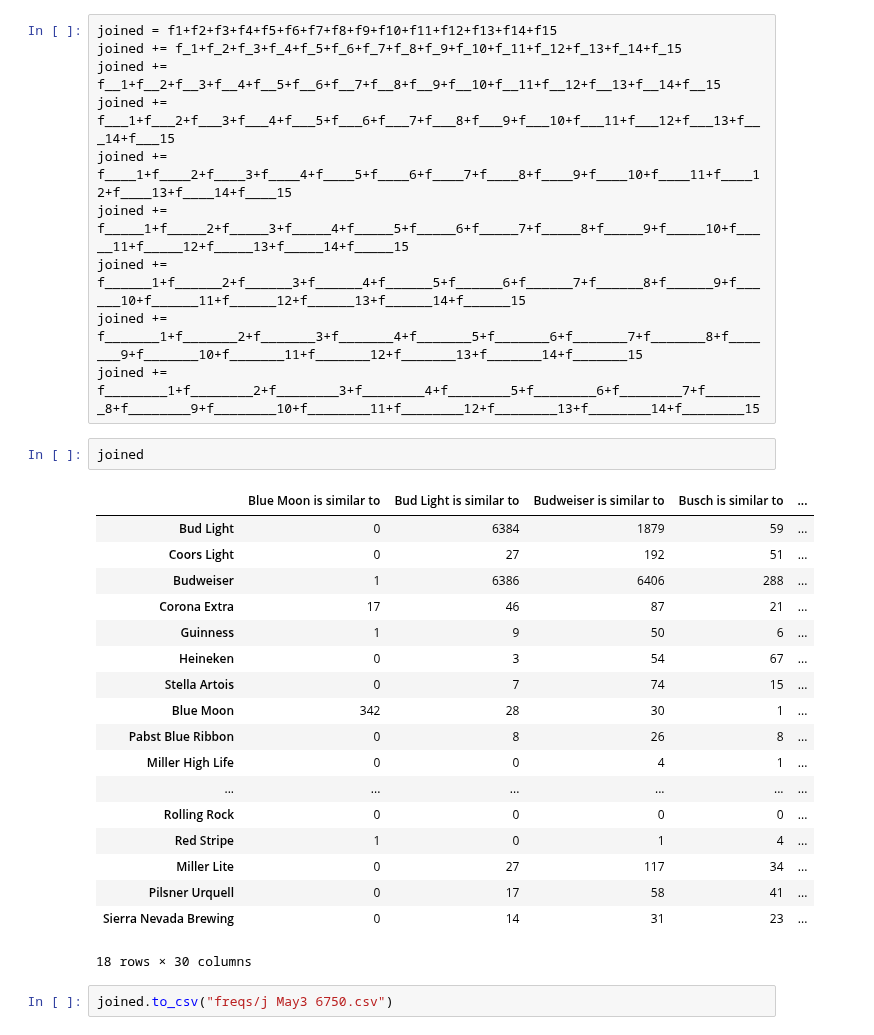
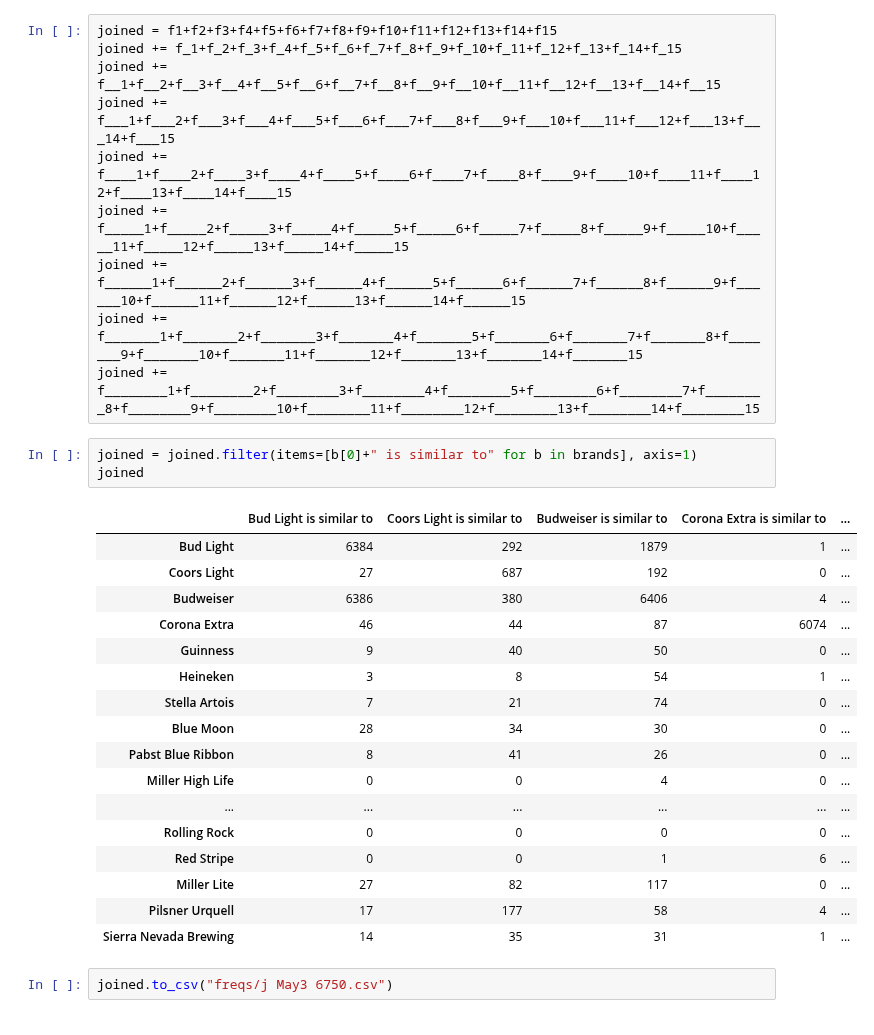
Before and after one commit to albtang/Katona-AI-Research, a Jupyter notebook: src/beer_data/parser.ipynb, the cells around one changed output. Drawn from its saved outputs; the diff is of its cells as text.

Commit message:
filtered joined dataframe to only include relevant brands

```diff
--- a/src/beer_data/parser.ipynb
+++ b/src/beer_data/parser.ipynb
@@ -372,27 +372,27 @@ joined += f_____1+f_____2+f_____3+f_____4+f_____5+f_____6+f_____7+f_____8+f_____
 joined += f______1+f______2+f______3+f______4+f______5+f______6+f______7+f______8+f______9+f______10+f______11+f______12+f______13+f______14+f______15
 joined += f_______1+f_______2+f_______3+f_______4+f_______5+f_______6+f_______7+f_______8+f_______9+f_______10+f_______11+f_______12+f_______13+f_______14+f_______15
 joined += f________1+f________2+f________3+f________4+f________5+f________6+f________7+f________8+f________9+f________10+f________11+f________12+f________13+f________14+f________15
-# %%
-joined
-# %% [output]
-|  | Blue Moon is similar to | Bud Light is similar to | Budweiser is similar to | Busch is similar to | ... |
-| Bud Light | 0 | 6384 | 1879 | 59 | ... |
-| Coors Light | 0 | 27 | 192 | 51 | ... |
-| Budweiser | 1 | 6386 | 6406 | 288 | ... |
-| Corona Extra | 17 | 46 | 87 | 21 | ... |
-| Guinness | 1 | 9 | 50 | 6 | ... |
-| Heineken | 0 | 3 | 54 | 67 | ... |
-| Stella Artois | 0 | 7 | 74 | 15 | ... |
-| Blue Moon | 342 | 28 | 30 | 1 | ... |
-| Pabst Blue Ribbon | 0 | 8 | 26 | 8 | ... |
-| Miller High Life | 0 | 0 | 4 | 1 | ... |
-| ... | ... | ... | ... | ... | ... |
-| Rolling Rock | 0 | 0 | 0 | 0 | ... |
-| Red Stripe | 1 | 0 | 1 | 4 | ... |
-| Miller Lite | 0 | 27 | 117 | 34 | ... |
-| Pilsner Urquell | 0 | 17 | 58 | 41 | ... |
-| Sierra Nevada Brewing | 0 | 14 | 31 | 23 | ... |
-18 rows × 30 columns
+# %%
+joined = joined.filter(items=[b[0]+" is similar to" for b in brands], axis=1)
+joined
+# %% [output]
+|  | Bud Light is similar to | Coors Light is similar to | Budweiser is similar to | Corona Extra is similar to | ... |
+| Bud Light | 6384 | 292 | 1879 | 1 | ... |
+| Coors Light | 27 | 687 | 192 | 0 | ... |
+| Budweiser | 6386 | 380 | 6406 | 4 | ... |
+| Corona Extra | 46 | 44 | 87 | 6074 | ... |
+| Guinness | 9 | 40 | 50 | 0 | ... |
+| Heineken | 3 | 8 | 54 | 1 | ... |
+| Stella Artois | 7 | 21 | 74 | 0 | ... |
+| Blue Moon | 28 | 34 | 30 | 0 | ... |
+| Pabst Blue Ribbon | 8 | 41 | 26 | 0 | ... |
+| Miller High Life | 0 | 0 | 4 | 0 | ... |
+| ... | ... | ... | ... | ... | ... |
+| Rolling Rock | 0 | 0 | 0 | 0 | ... |
+| Red Stripe | 0 | 0 | 1 | 6 | ... |
+| Miller Lite | 27 | 82 | 117 | 0 | ... |
+| Pilsner Urquell | 17 | 177 | 58 | 4 | ... |
+| Sierra Nevada Brewing | 14 | 35 | 31 | 1 | ... |
 # %%
 joined.to_csv("freqs/j May3 6750.csv")
 # %%
```
Also changed, not shown: 1 other file.
